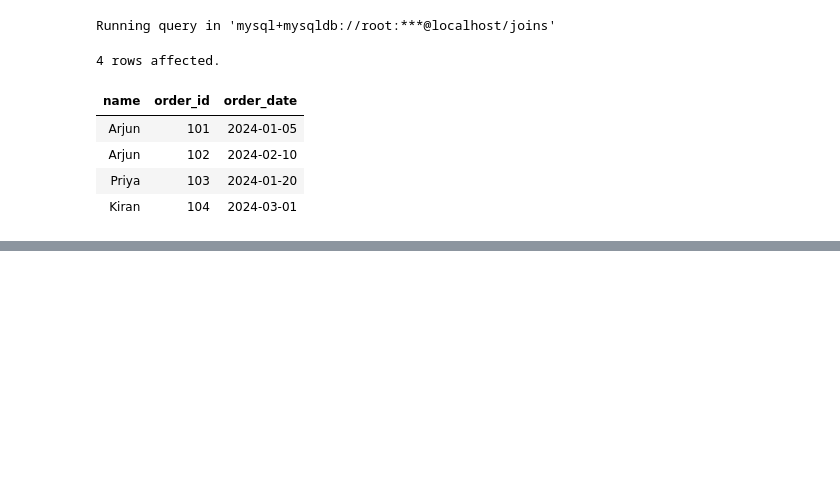
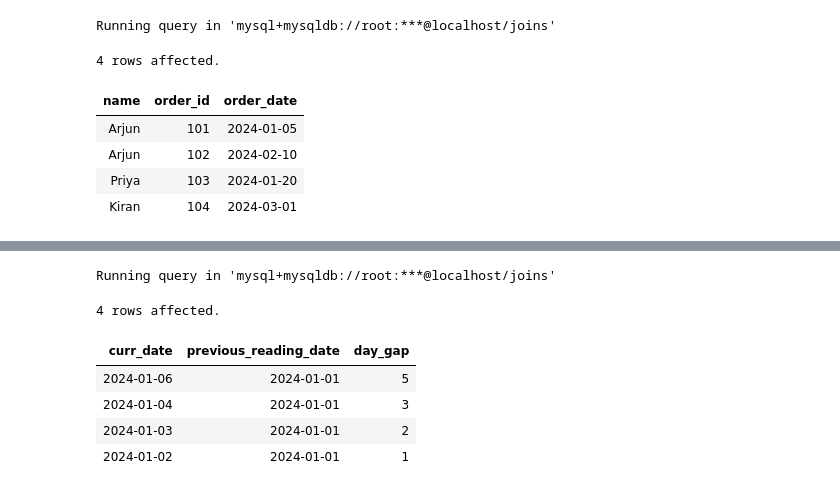
Before and after one commit to TheRajveerSingh/SQL-Journey-Basic-to-Advance, a Jupyter notebook: SQL-practice/MySQL/07_JOINSnotebook.ipynb, the cells around one changed output, grey strips where cells are left out. Cells and saved outputs as stored; diff of their text form; code cells hidden in the pictures; blank space fills up the shorter version.

```diff
--- a/SQL-practice/MySQL/07_JOINSnotebook.ipynb
+++ b/SQL-practice/MySQL/07_JOINSnotebook.ipynb
@@ -720,0 +737,16 @@ Running query in 'mysql+mysqldb://root:***@localhost/joins'
+# %%
+%%sql
+# Q24: Display the average time-gap in days between consecutive weather readings (to reinforce non-equi self-join logic)
+# Use SELF JOIN on the "next available date" relation, since dates aren't always exactly consecutive: find each row's nearest earlier row
+SELECT w1.record_date AS curr_date, MIN(w2.record_date) AS previous_reading_date, DATEDIFF(w1.record_date, MIN(w2.record_date)) AS day_gap
+FROM Weather w1
+INNER JOIN Weather w2 ON w2.record_date < w1.record_date
+GROUP BY w1.record_date;
+# %% [output]
+Running query in 'mysql+mysqldb://root:***@localhost/joins'
+4 rows affected.
+| curr_date | previous_reading_date | day_gap |
+| 2024-01-06 | 2024-01-01 | 5 |
+| 2024-01-04 | 2024-01-01 | 3 |
+| 2024-01-03 | 2024-01-01 | 2 |
+| 2024-01-02 | 2024-01-01 | 1 |
```
Also changed, not shown: parts of 2 cells of this notebook.
